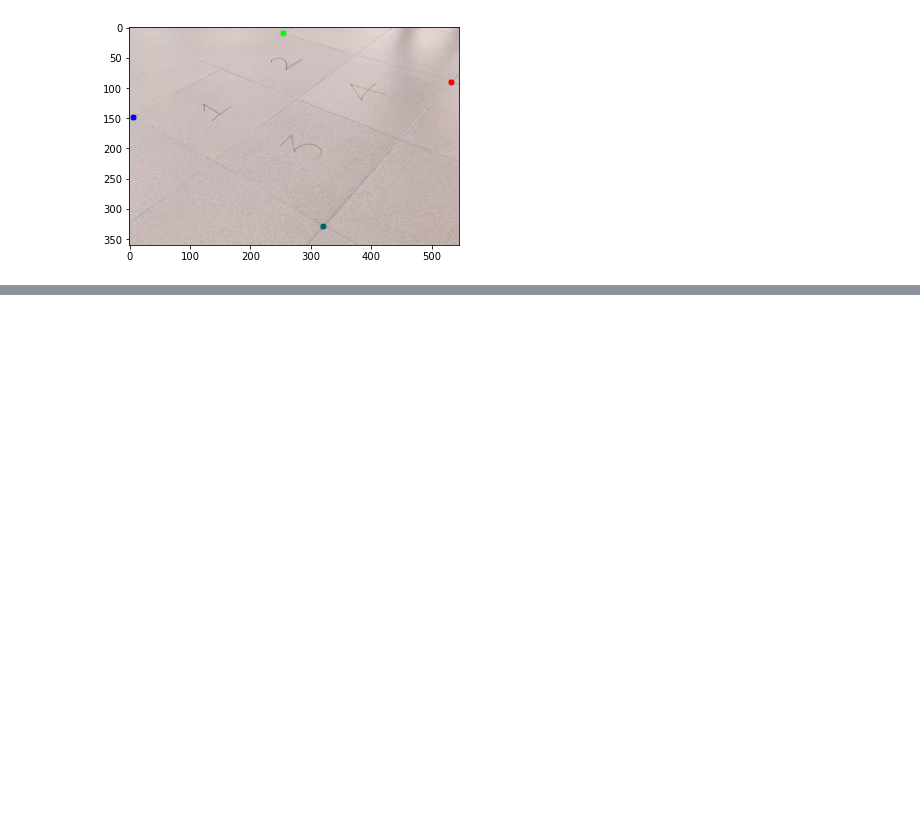
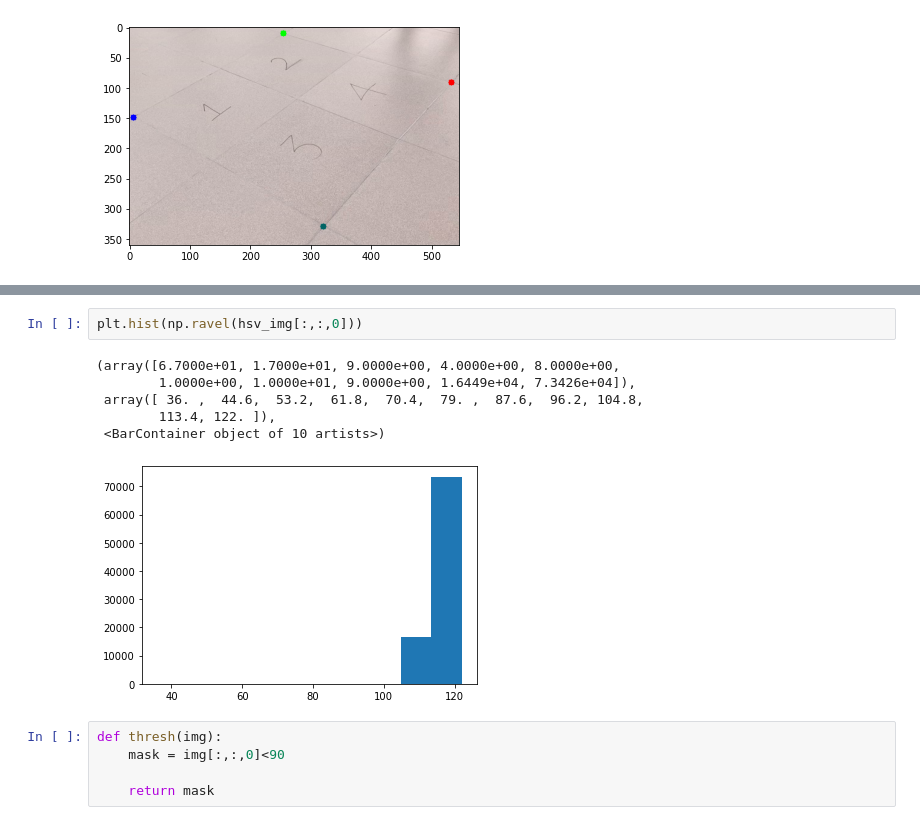
Before and after one commit to gokulg02/DEXBOT-CV-workshop, a Jupyter notebook: Untitled.ipynb, the cells around one changed output, grey strips where cells are left out. Saved outputs shown, nothing was run; the diff lists cells and outputs as text; blank space fills up the shorter version.

```diff
--- a/Untitled.ipynb
+++ b/Untitled.ipynb
@@ -71,0 +81,14 @@ f= cv2.imread(r'data/vid_img/frame0.jpg')
+# %%
+plt.hist(np.ravel(hsv_img[:,:,0]))
+# %% [output]
+(array([6.7000e+01, 1.7000e+01, 9.0000e+00, 4.0000e+00, 8.0000e+00,
+        1.0000e+00, 1.0000e+01, 9.0000e+00, 1.6449e+04, 7.3426e+04]),
+ array([ 36. ,  44.6,  53.2,  61.8,  70.4,  79. ,  87.6,  96.2, 104.8,
+        113.4, 122. ]),
+ <BarContainer object of 10 artists>)
+[figure, added]
+# %%
+def thresh(img):
+    mask = img[:,:,0]<90
+
+    return mask
```
Also changed, not shown: parts of 7 cells of this notebook.
